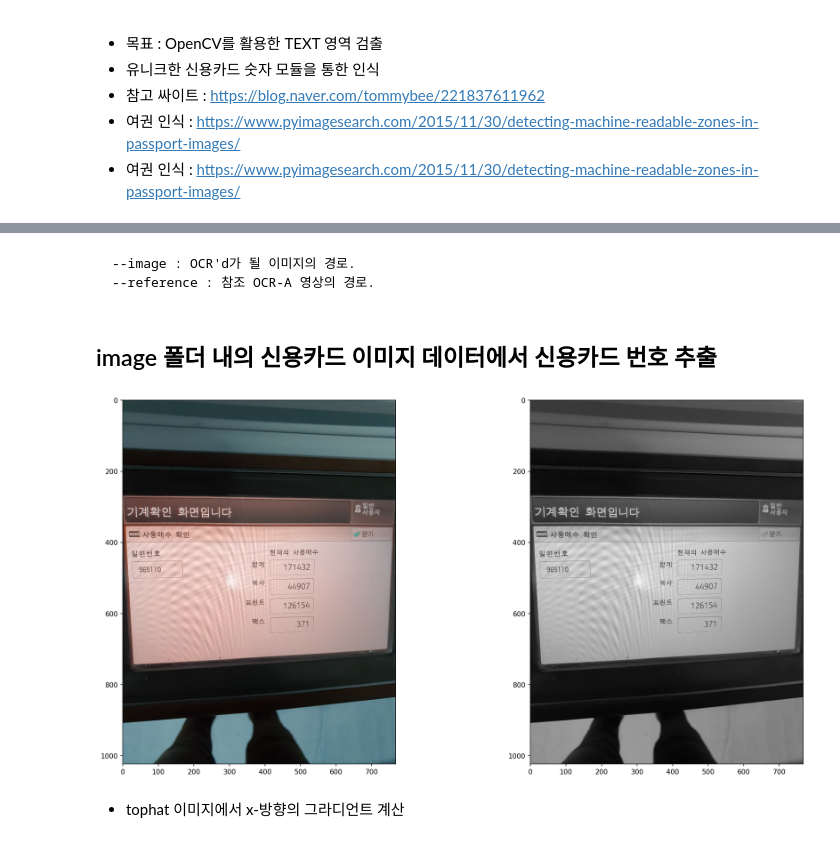
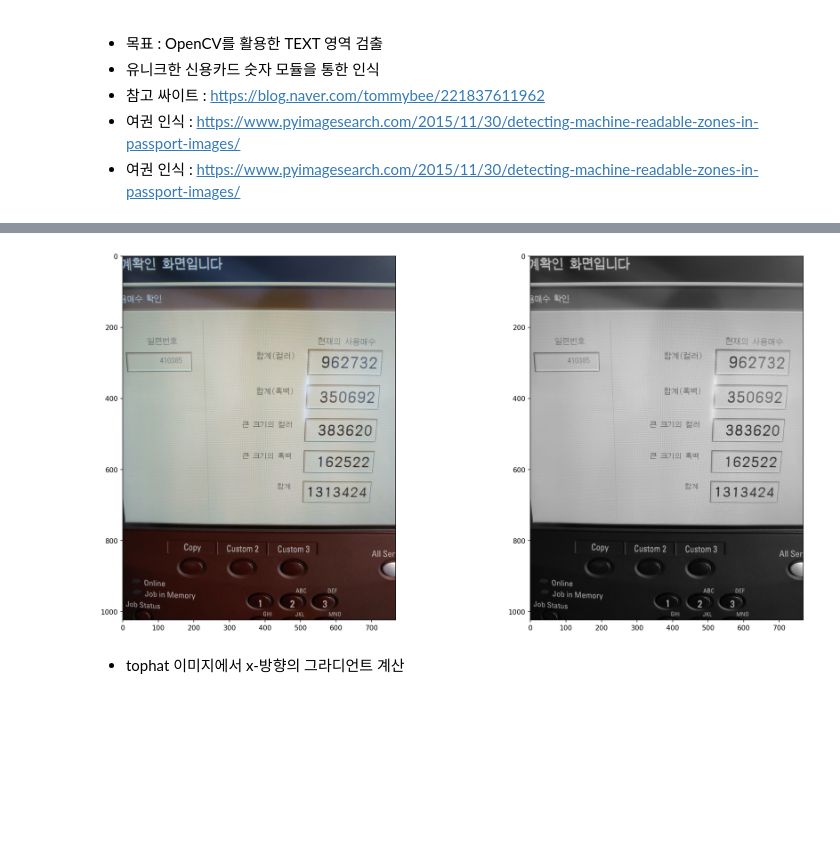
Before and after one commit to tenjumh/Company_project, a Jupyter notebook: Device_meter_detection/text_detection_2/Credit_card_OCR.ipynb, the cells around one changed output, grey strips where cells are left out. Saved outputs shown, nothing was run; the diff lists cells and outputs as text; code cells hidden in the pictures; blank space fills up the shorter version.

````diff
--- a/Device_meter_detection/text_detection_2/Credit_card_OCR.ipynb
+++ b/Device_meter_detection/text_detection_2/Credit_card_OCR.ipynb
@@ -26,10 +17,3 @@ args = vars(ap.parse_args())
-# %% [markdown]
-```
---image : OCR'd가 될 이미지의 경로.
---reference : 참조 OCR-A 영상의 경로.
-```
-# %% [markdown]
-## image 폴더 내의 신용카드 이미지 데이터에서 신용카드 번호 추출
 # %%
 # 두개의 구조화 커널을 초기화
 # initalize a rectangular (wider than it is tall) and square
@@ -38,23 +22,23 @@ sqKernel = cv2.getStructuringElement(cv2.MORPH_RECT, (5, 5))   # 정사각형
 # %%
 # 커널로 convolution하면서 blur, sharpen(갈림), edge detection 작업 진행
 # load input image, resize it, and convert it to grayscale
-image = cv2.imread('./image/1 (1).png')  #creditcard_visa.jpg')
+image = cv2.imread('./image/1 (6).png')  #creditcard_visa.jpg')
 #image = imutils.resize(image, width=600)
 image_copy = image.copy()
 # image2 = cv2.resize(image, (300, 192))
 gray = cv2.cvtColor(image, cv2.COLOR_BGR2GRAY)
 
 # Plot
 plt.figure(figsize=(20, 10), dpi=150)
 plt.subplot(1, 2, 1)
 plt.imshow(image, cmap='gray', vmin=0, vmax=255)
 
 plt.subplot(1, 2, 2)
 plt.imshow(gray, cmap='gray', vmin=0, vmax=255)
 
 plt.show()
 # %% [output]
-[figure, old version]
+[figure, new version]
 # %%
 # apply a tophat morphological operator to find light
 # regions against a dark background (i.e the credit card numbers)
````
Also changed, not shown: parts of 5 cells of this notebook, 8 other files.
